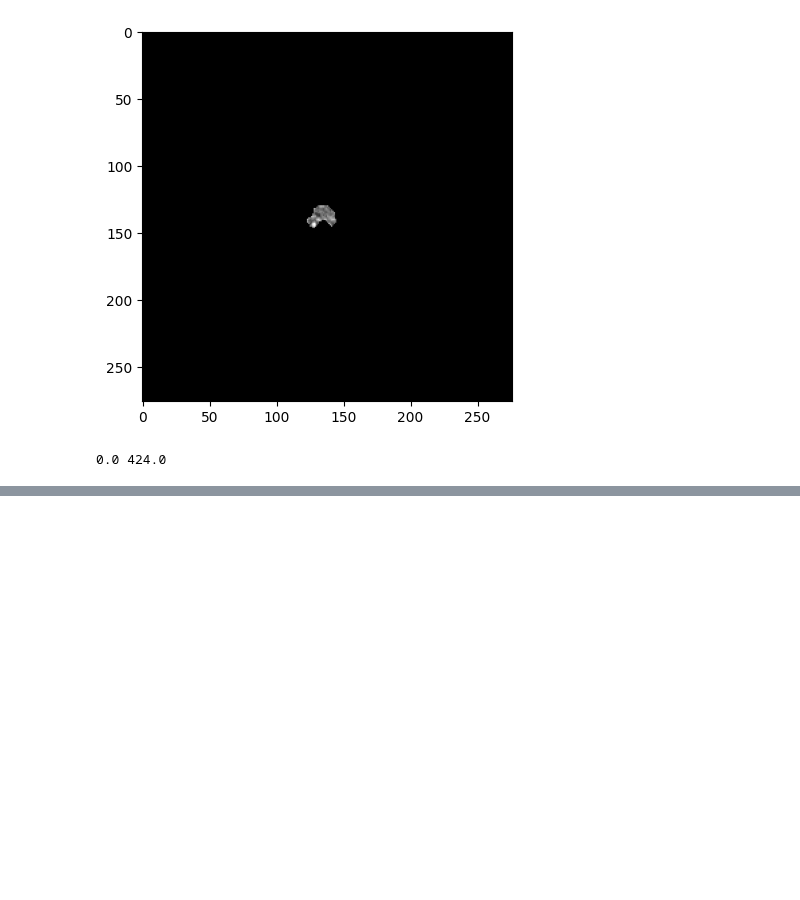
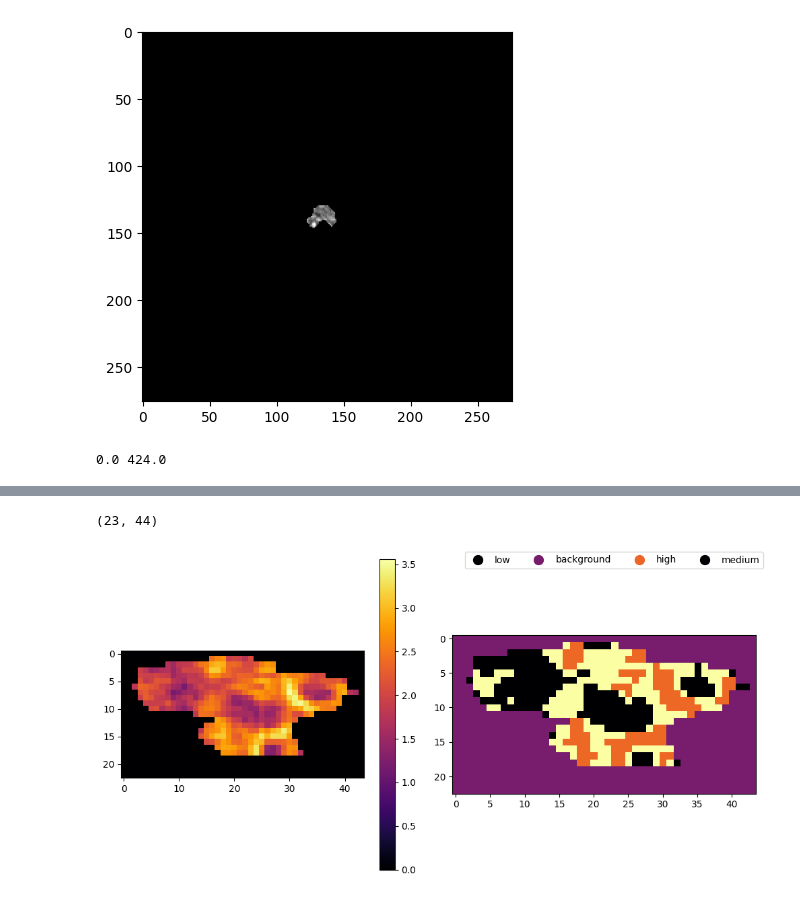
Before and after one commit to ftach/delta-rad, a Jupyter notebook: rad_maps/test.ipynb, the cells around one changed output, grey strips where cells are left out. Drawn from its saved outputs; the diff is of its cells as text; code cells hidden in the pictures; blank space fills up the shorter version.

```diff
--- a/rad_maps/test.ipynb
+++ b/rad_maps/test.ipynb
@@ -47,0 +167,27 @@ OrderedDict([('diagnostics_Versions_PyRadiomics', 'v3.1.0'), ('diagnostics_Versi
+# %%
+kmeans = KMeans(n_clusters=4, random_state=0, n_init="auto").fit(X.flatten().reshape(-1, 1))
+# %%
+clustered_map = np.reshape(kmeans.labels_, x_shape)
+print(clustered_map.shape)
+fig = plt.figure(figsize=(10, 5))
+plt.subplot(1, 2, 1), plt.imshow(X, cmap='inferno'), plt.colorbar()
+plt.subplot(1, 2, 2), plt.imshow(clustered_map, cmap='inferno')
+# plot a legend for the colors (four labels: background, low, medium, high)
+
+# Create a color map for the legend
+cmap = plt.get_cmap('inferno')
+colors = [cmap(i) for i in [0, 0.33, 0.66, 1]]
+
+# Create the legend
+handles = [plt.Line2D([0], [0], color=c, marker='o', linestyle='',
+                      markersize=10, label=f'label {i}')
+           for i, c in enumerate(colors)]
+
+# Add legend to both subplots
+fig.legend(handles, ['low', 'background', 'high', 'medium'], # the order has been modified to match the colors
+           loc='upper right', ncol=4)
+
+plt.tight_layout()
+# %% [output]
+(23, 44)
+[figure, added]
```
Also changed, not shown: parts of 12 cells of this notebook, 6 other files.
